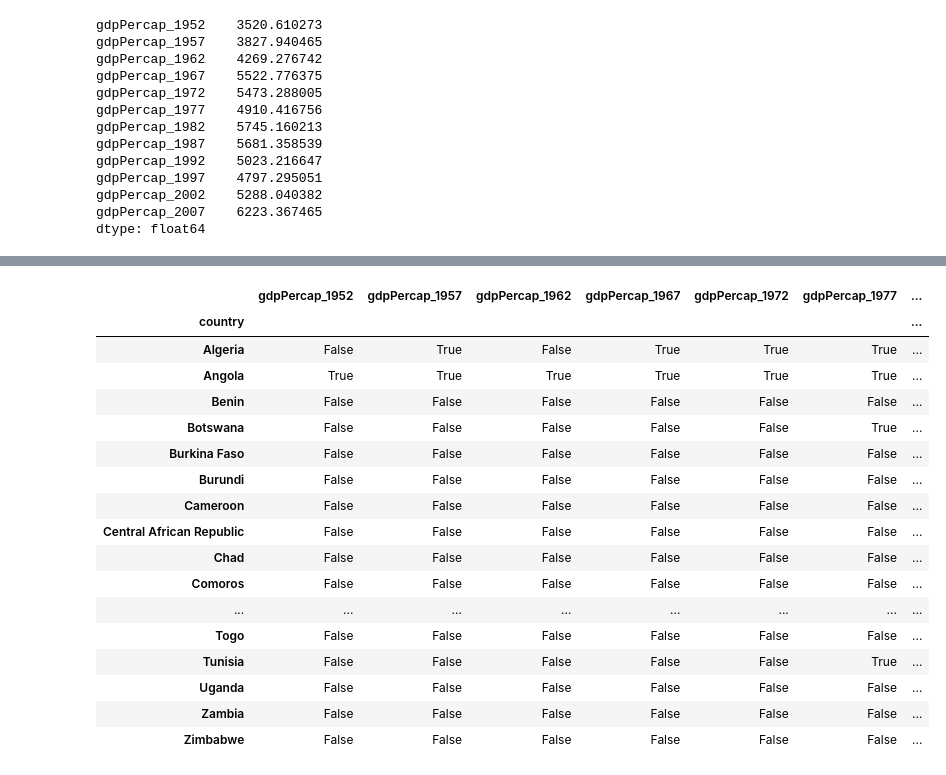
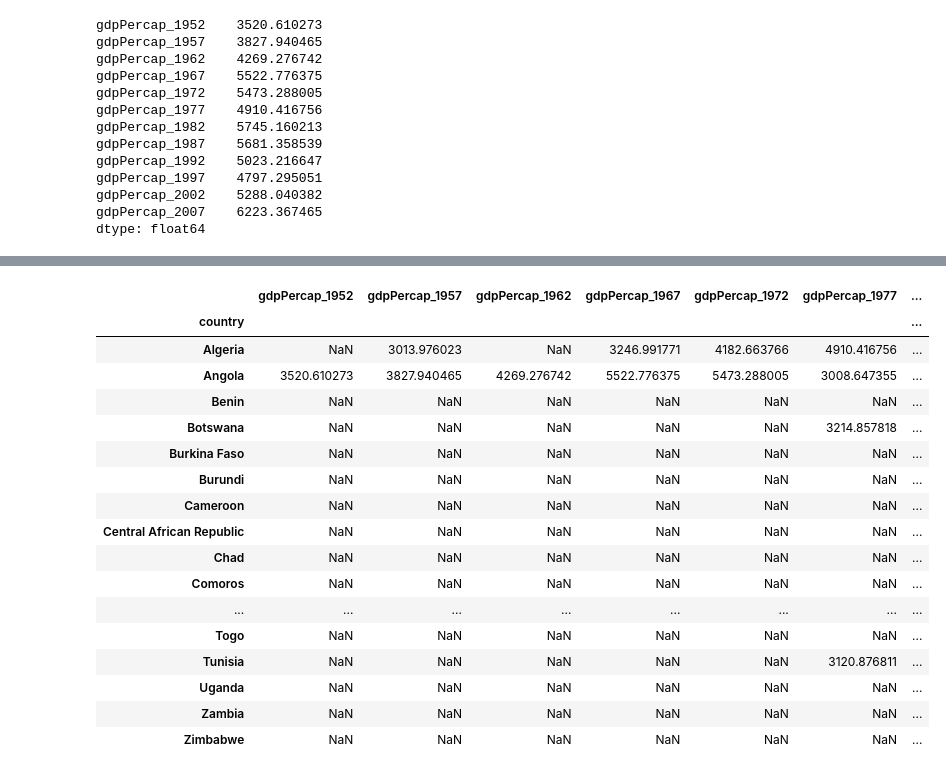
Before and after one commit to pvanheus/2016-10-05-riverclub-python, a Jupyter notebook: Session3.ipynb, the cells around one changed output, grey strips where cells are left out. Drawn from its saved outputs; the diff is of its cells as text; code cells hidden in the pictures.

```diff
--- a/Session3.ipynb
+++ b/Session3.ipynb
@@ -261,21 +284,21 @@ dtype: float64
 # %%
-africa_data > 3000
+africa_data[africa_data > 3000]
 # %% [output]
 |  | gdpPercap_1952 | gdpPercap_1957 | gdpPercap_1962 | gdpPercap_1967 | gdpPercap_1972 | gdpPercap_1977 | ... |
 | country |  |  |  |  |  |  | ... |
-| Algeria | False | True | False | True | True | True | ... |
-| Angola | True | True | True | True | True | True | ... |
-| Benin | False | False | False | False | False | False | ... |
-| Botswana | False | False | False | False | False | True | ... |
-| Burkina Faso | False | False | False | False | False | False | ... |
-| Burundi | False | False | False | False | False | False | ... |
-| Cameroon | False | False | False | False | False | False | ... |
-| Central African Republic | False | False | False | False | False | False | ... |
-| Chad | False | False | False | False | False | False | ... |
-| Comoros | False | False | False | False | False | False | ... |
+| Algeria | NaN | 3013.976023 | NaN | 3246.991771 | 4182.663766 | 4910.416756 | ... |
+| Angola | 3520.610273 | 3827.940465 | 4269.276742 | 5522.776375 | 5473.288005 | 3008.647355 | ... |
+| Benin | NaN | NaN | NaN | NaN | NaN | NaN | ... |
+| Botswana | NaN | NaN | NaN | NaN | NaN | 3214.857818 | ... |
+| Burkina Faso | NaN | NaN | NaN | NaN | NaN | NaN | ... |
+| Burundi | NaN | NaN | NaN | NaN | NaN | NaN | ... |
+| Cameroon | NaN | NaN | NaN | NaN | NaN | NaN | ... |
+| Central African Republic | NaN | NaN | NaN | NaN | NaN | NaN | ... |
+| Chad | NaN | NaN | NaN | NaN | NaN | NaN | ... |
+| Comoros | NaN | NaN | NaN | NaN | NaN | NaN | ... |
 | ... | ... | ... | ... | ... | ... | ... | ... |
-| Togo | False | False | False | False | False | False | ... |
-| Tunisia | False | False | False | False | False | True | ... |
-| Uganda | False | False | False | False | False | False | ... |
-| Zambia | False | False | False | False | False | False | ... |
-| Zimbabwe | False | False | False | False | False | False | ... |
+| Togo | NaN | NaN | NaN | NaN | NaN | NaN | ... |
+| Tunisia | NaN | NaN | NaN | NaN | NaN | 3120.876811 | ... |
+| Uganda | NaN | NaN | NaN | NaN | NaN | NaN | ... |
+| Zambia | NaN | NaN | NaN | NaN | NaN | NaN | ... |
+| Zimbabwe | NaN | NaN | NaN | NaN | NaN | NaN | ... |
```
Also changed, not shown: parts of 5 cells of this notebook.
